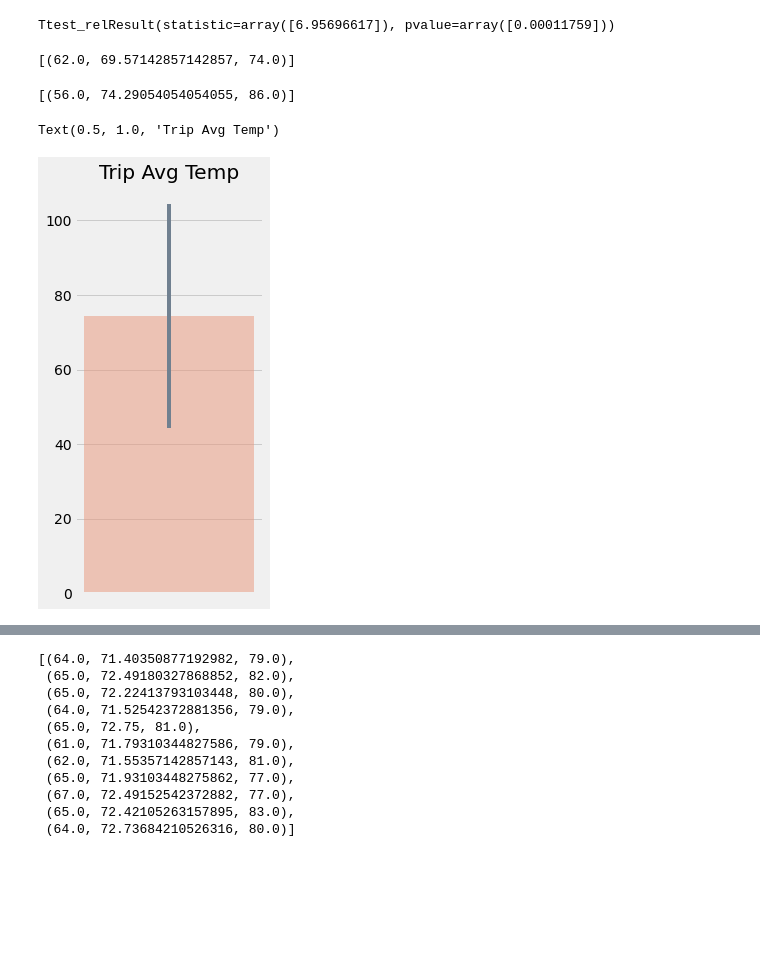
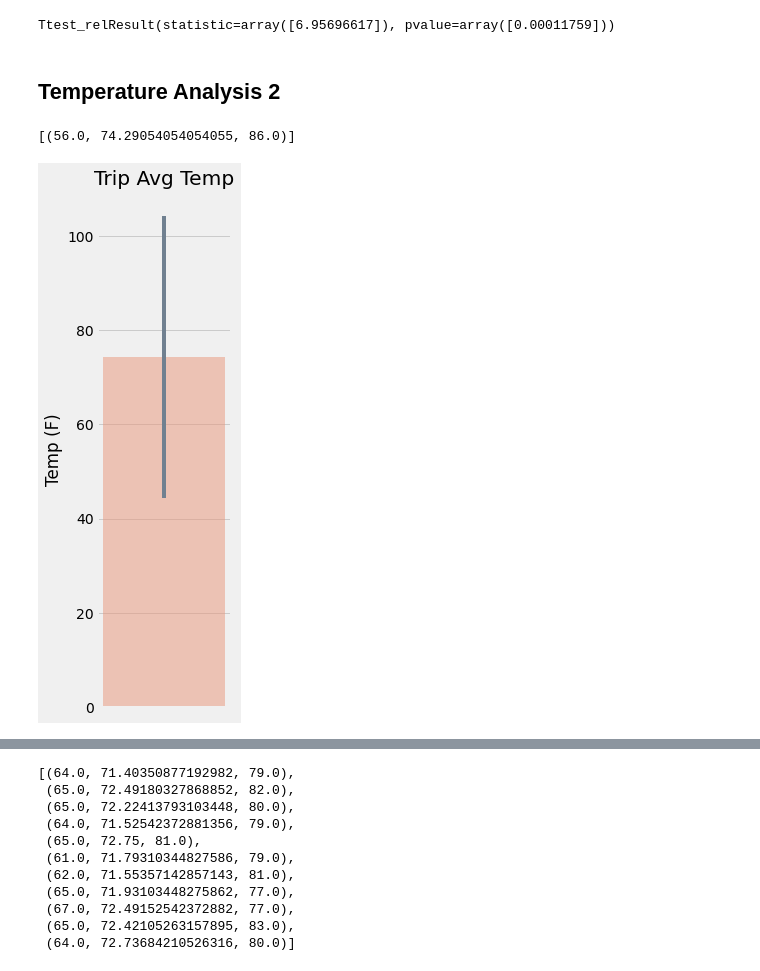
Before and after one commit to jeosqueri/Climate-Analysis, a Jupyter notebook: climate_analysis.ipynb, the cells around one changed output, grey strips where cells are left out. Saved outputs shown, nothing was run; the diff lists cells and outputs as text; code cells hidden in the pictures; blank space fills up the shorter version.

```diff
--- a/climate_analysis.ipynb
+++ b/climate_analysis.ipynb
@@ -321,6 +323,8 @@ Ttest_indResult(statistic=array([4.61586542]), pvalue=array([0.00028626]))
 stats.ttest_rel(avg_june_temp, avg_dec_temp)
 # %% [output]
 Ttest_relResult(statistic=array([6.95696617]), pvalue=array([0.00011759]))
+# %% [markdown]
+## Temperature Analysis 2
 # %%
 # This function called `calc_temps` will accept start date and end date in the format '%Y-%m-%d'
 # and return the minimum, average, and maximum temperatures for that range of dates
@@ -339,9 +343,7 @@ def calc_temps(start_date, end_date):
         filter(Measurement.date >= start_date).filter(Measurement.date <= end_date).all()
 
 # function usage example
-print(calc_temps('2012-02-28', '2012-03-05'))
+#print(calc_temps('2012-02-28', '2012-03-05'))
-# %% [output]
-[(62.0, 69.57142857142857, 74.0)]
 # %%
 # Use your previous function `calc_temps` to calculate the tmin, tavg, and tmax
 # for your trip using the previous year's data for those same dates.
@@ -353,19 +360,16 @@ my_trip
 # %%
 # Plot the results from your previous query as a bar chart.
 # Use "Trip Avg Temp" as your Title
 # Use the average temperature for the y value
 # Use the peak-to-peak (tmax-tmin) value as the y error bar (yerr)
-trip = list(np.ravel(my_trip))
-min_t = trip[0]
-max_t = trip[2]
-avg_t = trip[1]
+yerr = (max_t - min_t)
+plt.figure(figsize=(3,8))
+plt.bar(1, avg_t, color='darksalmon', alpha= 0.5)
+plt.errorbar(1, avg_t, yerr=yerr, color='slategrey')
+plt.xticks([])
+plt.ylabel('Temp (F)')
+plt.title('Trip Avg Temp')
+plt.tight_layout()
+plt.savefig('TripAvgTemp.png')
+# %% [output]
+[figure, added]
-# %%
-yerr = (max_t - min_t)
-plt.figure(figsize=(3,7))
-plt.bar(1, avg_t, color='darksalmon', alpha= 0.5)
-plt.errorbar(1, avg_t, yerr=yerr, color='slategrey')
-plt.xticks([])
-plt.title('Trip Avg Temp')
-# %% [output]
-Text(0.5, 1.0, 'Trip Avg Temp')
-[figure, removed]
```
Also changed, not shown: parts of 18 cells of this notebook, 4 other files.
